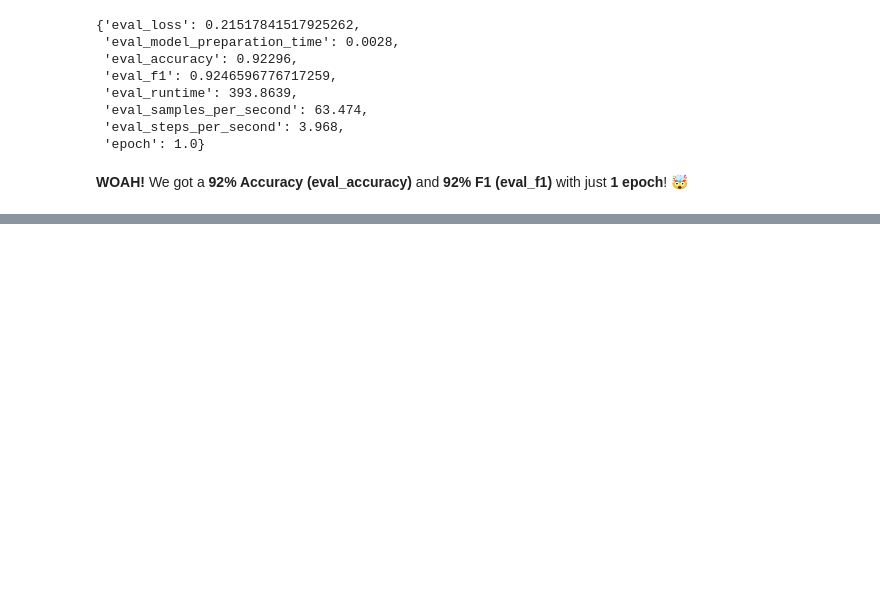
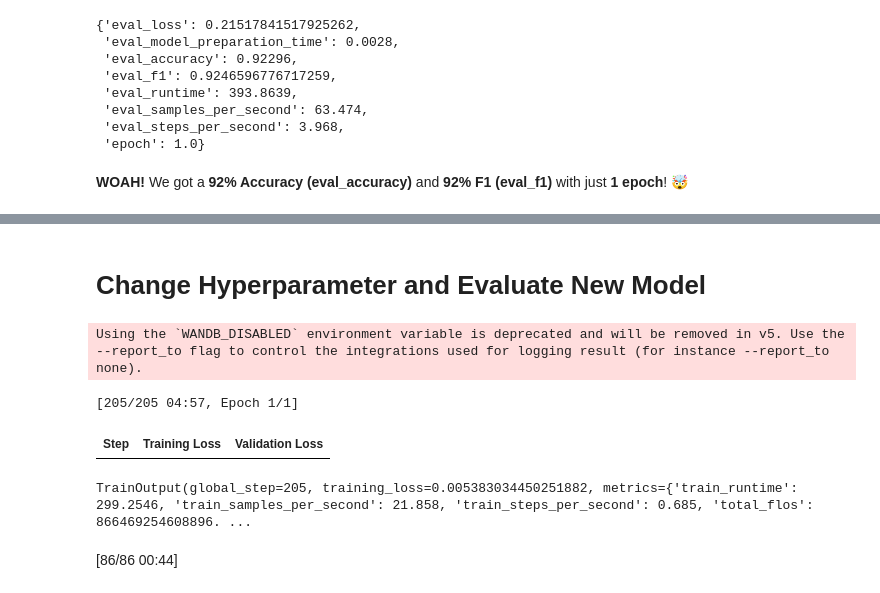
Before and after one commit to Kimi-Gingercat/IAT360-FinalProj-SpamDetection, a Jupyter notebook: SMS_Spam_Detection.ipynb, the cells around one changed output, grey strips where cells are left out. Cells and saved outputs as stored; diff of their text form; code cells hidden in the pictures; blank space fills up the shorter version.

```diff
--- a/SMS_Spam_Detection.ipynb
+++ b/SMS_Spam_Detection.ipynb
@@ -198,3 +107,0 @@ DatasetDict({
-# %%
-dataset = dataset.remove_columns(["__index_level_0__"])
-dataset
@@ -531,0 +384,38 @@ That is **99% NEGATIVE**! *industriousbug16* must hate the movie very badly.
+# %% [markdown]
+# Change Hyperparameter and Evaluate New Model
+# %%
+training_args = TrainingArguments(
+    seed=42,
+    output_dir = './results',
+    num_train_epochs = 1,
+    per_device_train_batch_size=32,  # option 3: Increased batch size
+    per_device_eval_batch_size=32,
+    evaluation_strategy='steps',
+    load_best_model_at_end=True,
+    learning_rate=3e-5,  ## option1: lower learning rate can improve stability
+    weight_decay=0.01,  ## option2: Add weight decay
+)
+
+# setup trainer with custom metrics (accuracy, f1)
+new_trainer = Trainer(
+    model=model,
+    args=training_args,
+    train_dataset=tokenized_dataset['train'],
+    eval_dataset=tokenized_dataset['val'],
+    compute_metrics=compute_metrics,
+)
+
+# disable wandb logging (a v4 huggingface artifact)
+os.environ['WANDB_DISABLED']= "true"
+# %% [output]
+Using the `WANDB_DISABLED` environment variable is deprecated and will be removed in v5. Use the --report_to flag to control the integrations used for logging result (for instance --report_to none).
+# %%
+new_trainer.train()
+# %% [output]
+[205/205 04:57, Epoch 1/1]
+| Step | Training Loss | Validation Loss |
+TrainOutput(global_step=205, training_loss=0.005383034450251882, metrics={'train_runtime': 299.2546, 'train_samples_per_second': 21.858, 'train_steps_per_second': 0.685, 'total_flos': 866469254608896. ...
+# %%
+new_eval_results = new_trainer.evaluate(tokenized_dataset['test'])
+# %% [output]
+[86/86 00:44]
```
Also changed, not shown: parts of 55 cells of this notebook.
